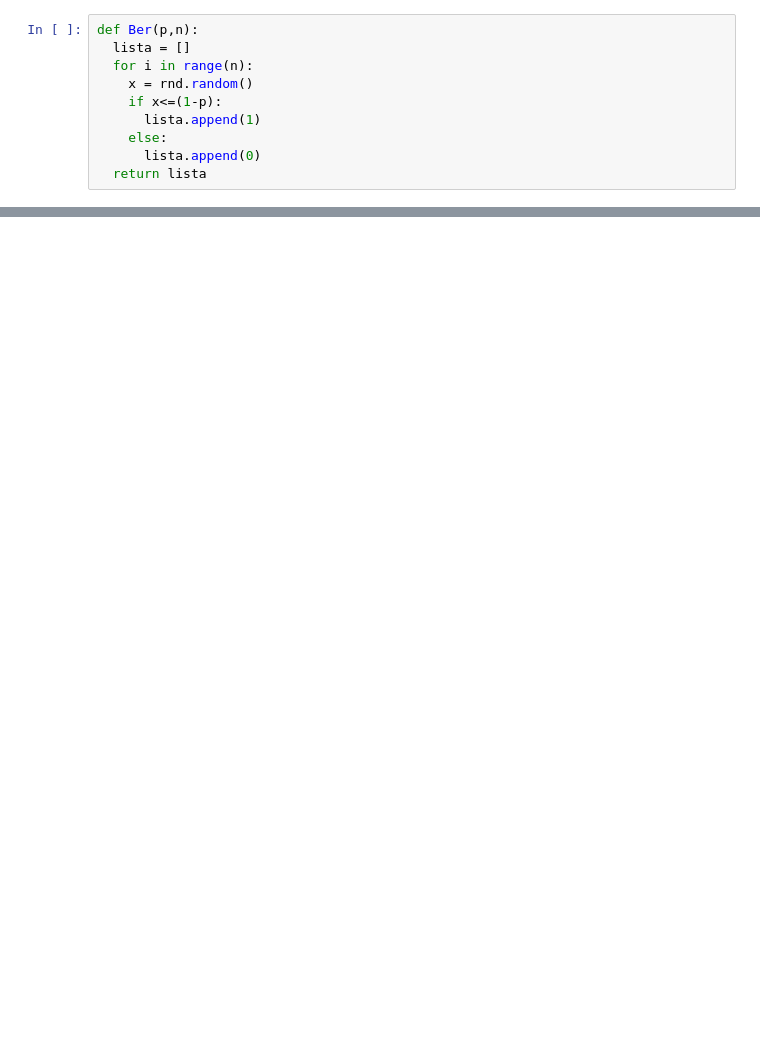
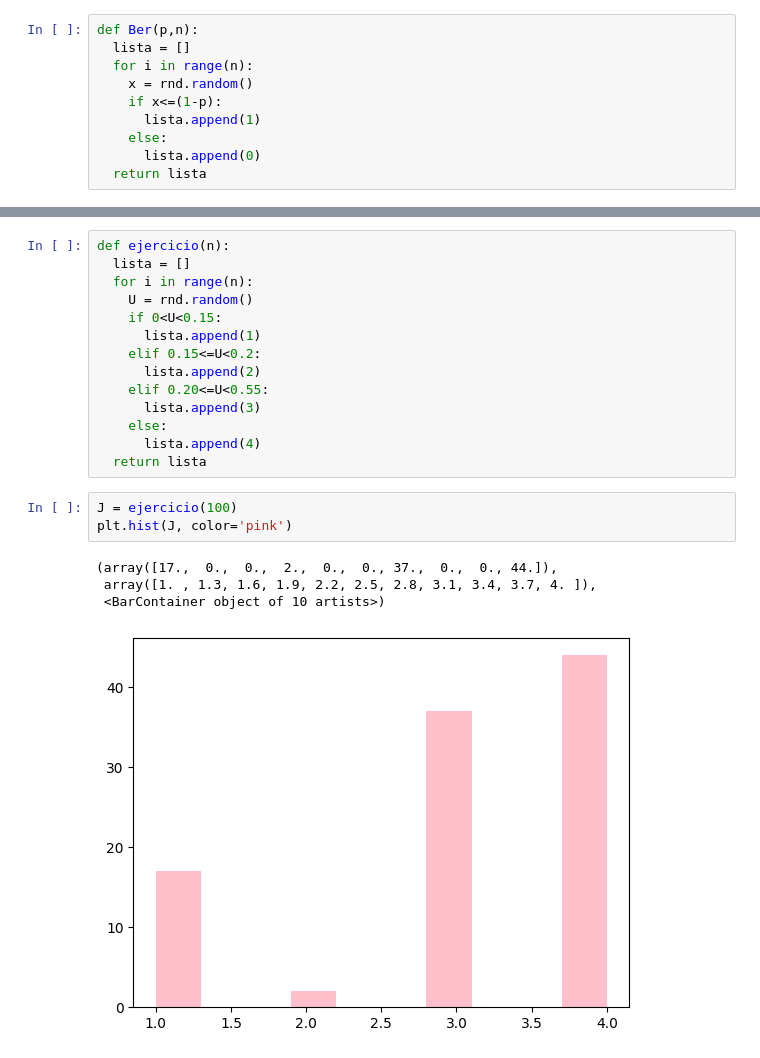
Before and after one commit to Gabriela2685/Simulacion1, a Jupyter notebook: Funciones2.ipynb, the cells around one changed output, grey strips where cells are left out. Cells and saved outputs as stored; diff of their text form; blank space fills up the shorter version.

```diff
--- a/Funciones2.ipynb
+++ b/Funciones2.ipynb
@@ -25,0 +40,22 @@ plt.hist(G)
+# %%
+def ejercicio(n):
+  lista = []
+  for i in range(n):
+    U = rnd.random()
+    if 0<U<0.15:
+      lista.append(1)
+    elif 0.15<=U<0.2:
+      lista.append(2)
+    elif 0.20<=U<0.55:
+      lista.append(3)
+    else:
+      lista.append(4)
+  return lista
+# %%
+J = ejercicio(100)
+plt.hist(J, color='pink')
+# %% [output]
+(array([17.,  0.,  0.,  2.,  0.,  0., 37.,  0.,  0., 44.]),
+ array([1. , 1.3, 1.6, 1.9, 2.2, 2.5, 2.8, 3.1, 3.4, 3.7, 4. ]),
+ <BarContainer object of 10 artists>)
+[figure, added]
```
Also changed, not shown: parts of 7 cells of this notebook.
